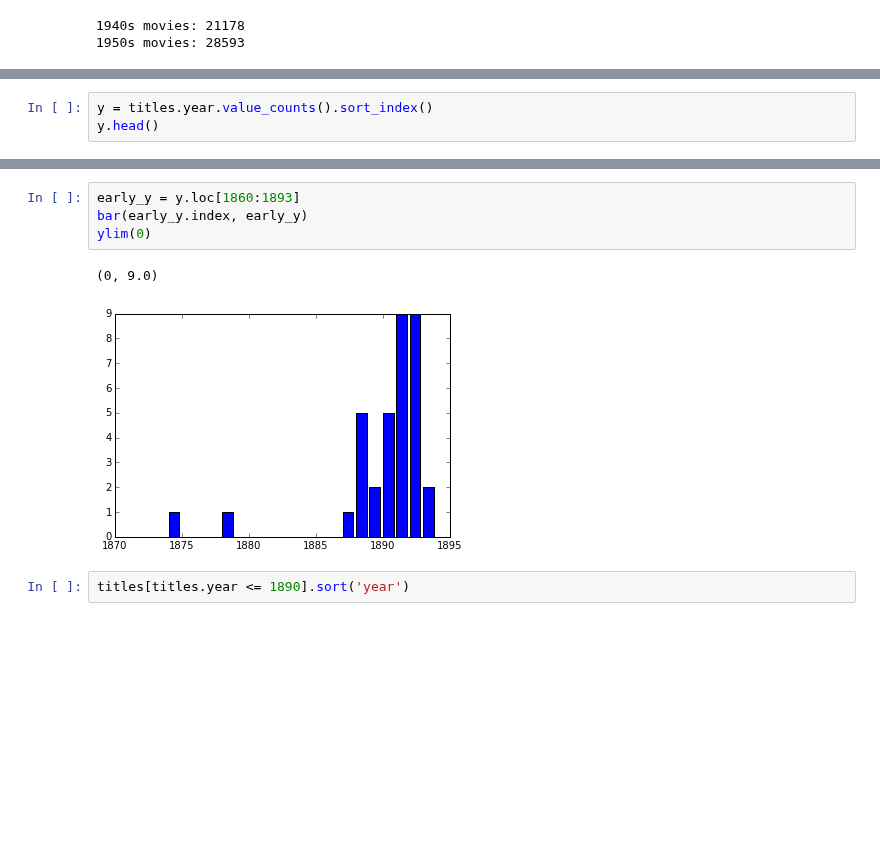
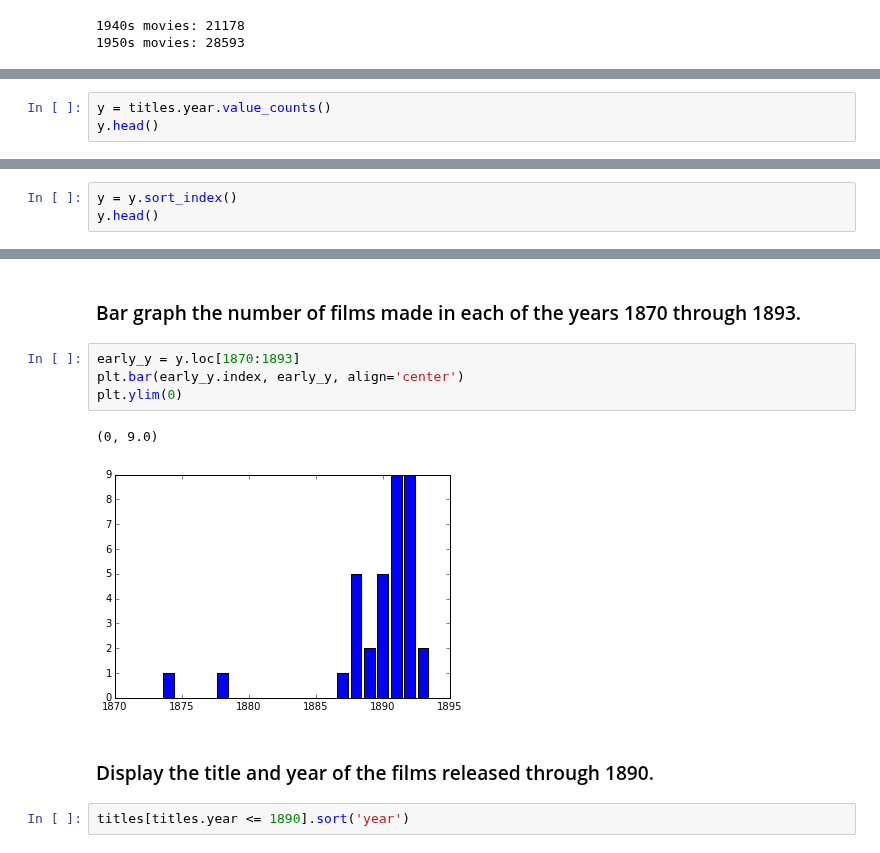
Before and after one commit to brandon-rhodes/pycon-pandas-tutorial, a Jupyter notebook: Solutions.ipynb, the cells around one changed output, grey strips where cells are left out. Cells and saved outputs as stored; diff of their text form; blank space fills up the shorter version.

```diff
--- a/Solutions.ipynb
+++ b/Solutions.ipynb
@@ -41,4 +72,4 @@ print('1950s movies: {}'.format(count))
 # %%
-y = titles.year.value_counts().sort_index()
+y = titles.year.value_counts()
 y.head()
 # %% [output]
@@ -55,0 +92,3 @@ plot(y.index, y)
+# %%
+y = y.sort_index()
+y.head()
@@ -56,10 +107,14 @@ plot(y.index, y)
+# %% [markdown]
+### Bar graph the number of films made in each of the years 1870 through 1893.
 # %%
-early_y = y.loc[1860:1893]
-bar(early_y.index, early_y)
-ylim(0)
+early_y = y.loc[1870:1893]
+plt.bar(early_y.index, early_y, align='center')
+plt.ylim(0)
 # %% [output]
 (0, 9.0)
-[figure, old version]
+[figure, new version]
+# %% [markdown]
+### Display the title and year of the films released through 1890.
 # %%
 titles[titles.year <= 1890].sort('year')
 # %% [output]
```
Also changed, not shown: parts of 35 cells of this notebook, 1 other file.
